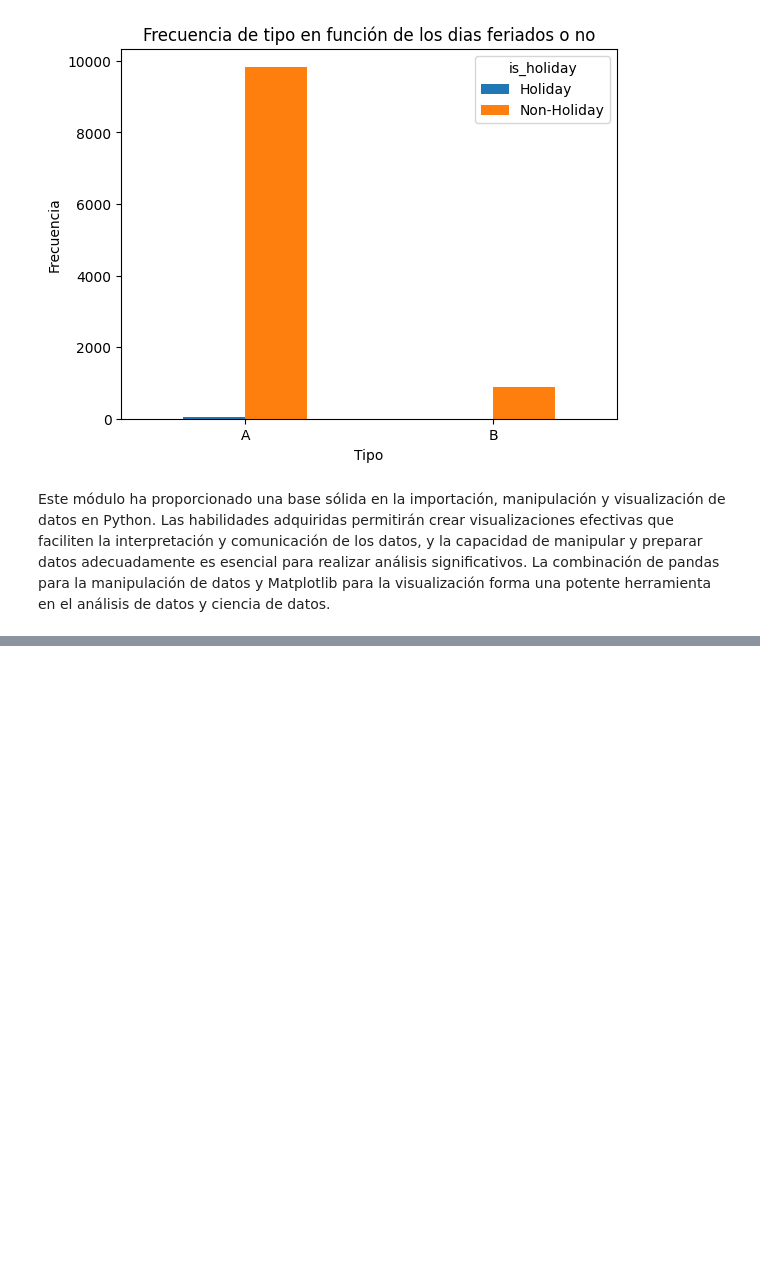
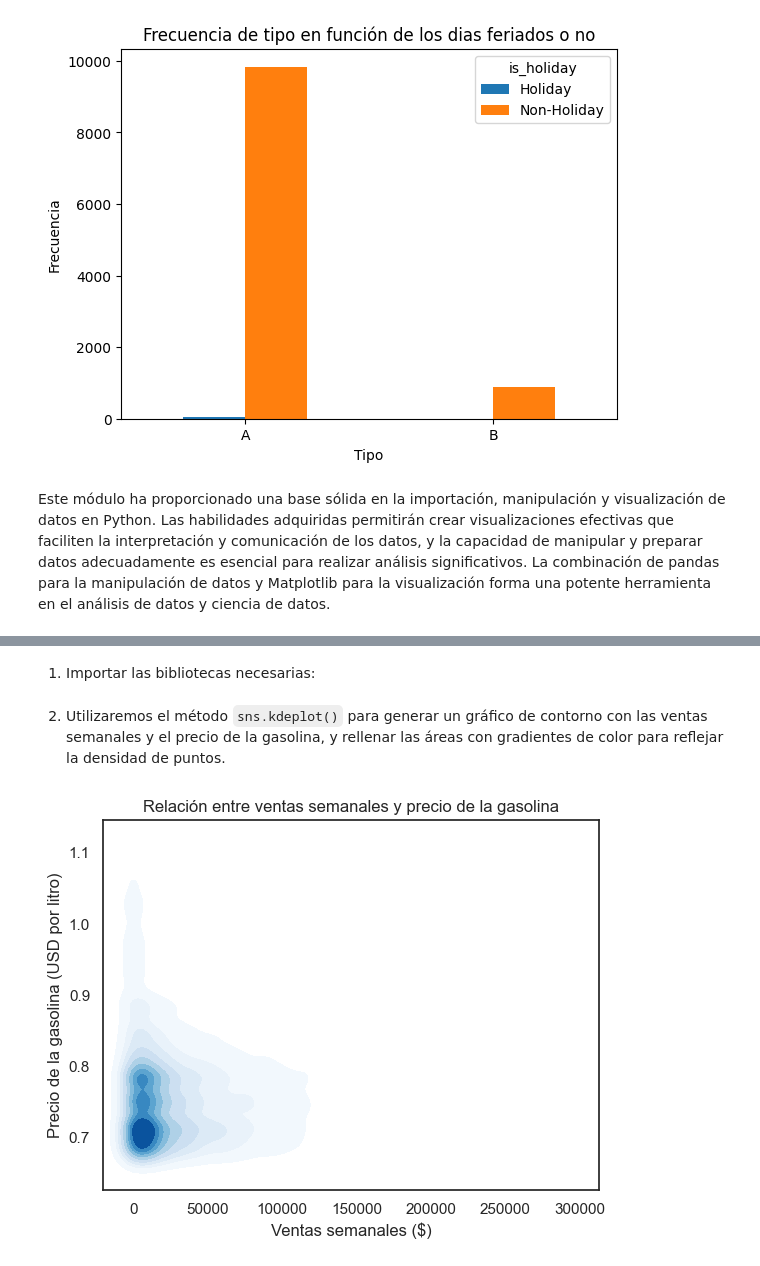
Before and after one commit to cdeoroaguado/jbook_ml202430, a Jupyter notebook: _sources/modulo_2.ipynb, the cells around one changed output, grey strips where cells are left out. Saved outputs shown, nothing was run; the diff lists cells and outputs as text; code cells hidden in the pictures; blank space fills up the shorter version.

```diff
--- a/_sources/modulo_2.ipynb
+++ b/_sources/modulo_2.ipynb
@@ -2515,0 +2560,2 @@ Este módulo ha proporcionado una base sólida en la importación, manipulación
+# %% [markdown]
+1.  Importar las bibliotecas necesarias:
@@ -2515,0 +2565,21 @@ Este módulo ha proporcionado una base sólida en la importación, manipulación
+# %% [markdown]
+2. Utilizaremos el método `sns.kdeplot()` para generar un gráfico de contorno con las ventas semanales y el precio de la gasolina, y rellenar las áreas con gradientes de color para reflejar la densidad de puntos.
+# %%
+import warnings
+warnings.filterwarnings("ignore", category=FutureWarning)
+
+# Establecer el estilo de los gráficos
+sns.set_style("white")
+
+# Crear el gráfico de contorno con densidad del núcleo (KDE)
+sns.kdeplot(data=df, x="weekly_sales", y="fuel_price_usd_per_l", fill=True, cmap="Blues")
+
+# Añadir título y etiquetas descriptivas
+plt.title('Relación entre ventas semanales y precio de la gasolina')
+plt.xlabel('Ventas semanales ($)')
+plt.ylabel('Precio de la gasolina (USD por litro)')
+
+# Mostrar el gráfico
+plt.show()
+# %% [output]
+[figure, added]
```
Also changed, not shown: parts of 12 cells of this notebook, 21 other files.
